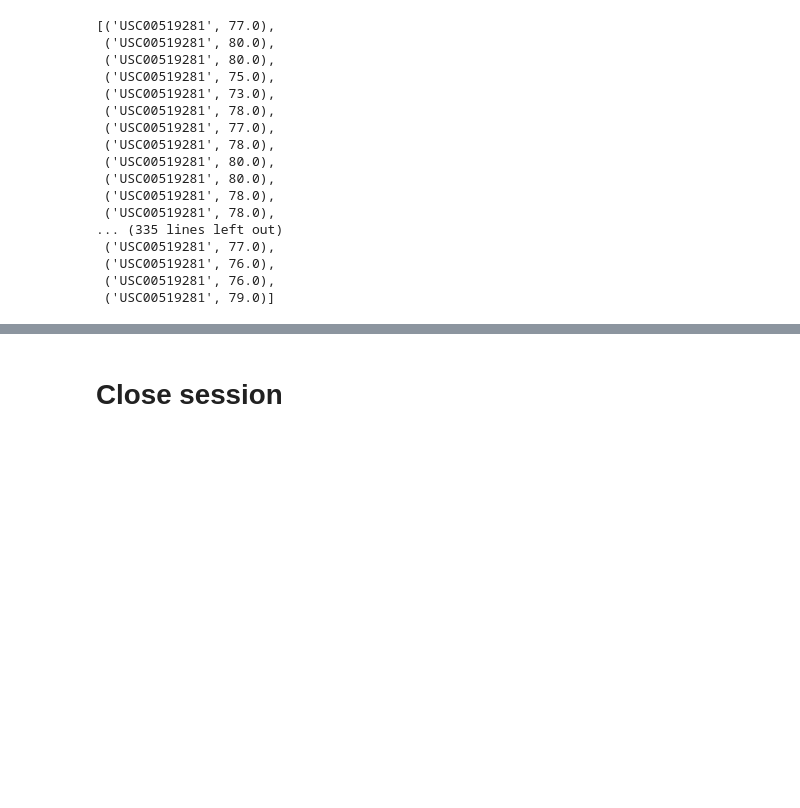
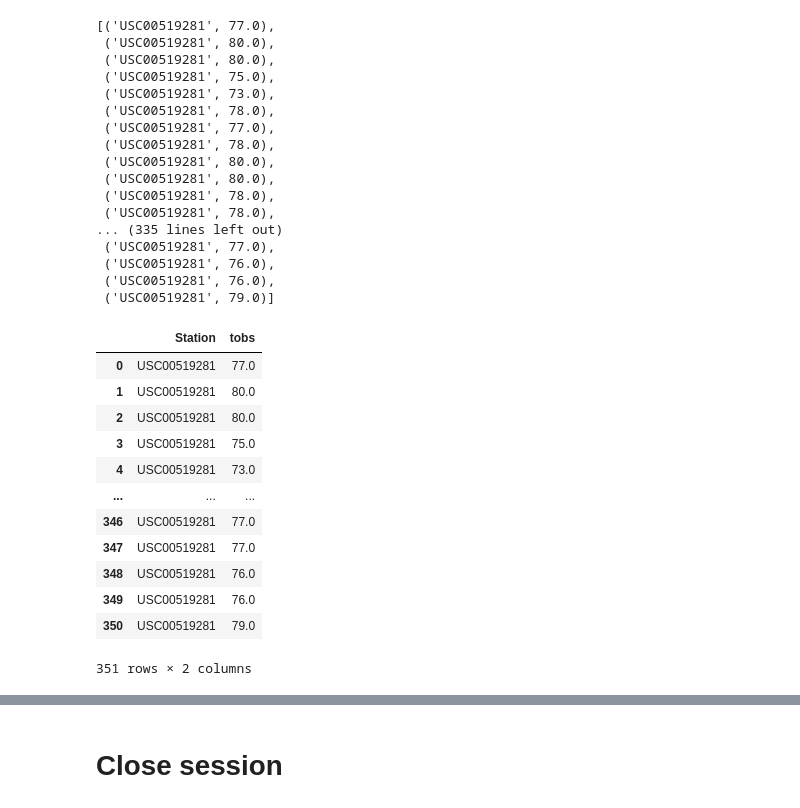
Before and after one commit to Mathi2702/sqlalchemy-challenge, a Jupyter notebook: SurfsUp/climate_starter.ipynb, the cells around one changed output, grey strips where cells are left out. Cells and saved outputs as stored; diff of their text form; code cells hidden in the pictures; blank space fills up the shorter version.

```diff
--- a/SurfsUp/climate_starter.ipynb
+++ b/SurfsUp/climate_starter.ipynb
@@ -209,0 +206,18 @@ tobs_data_station
+# %%
+#Create a dataframe for the above query
+tobs_df=pd.DataFrame(tobs_data_station, columns=["Station", "tobs"])
+tobs_df
+# %% [output]
+|  | Station | tobs |
+| 0 | USC00519281 | 77.0 |
+| 1 | USC00519281 | 80.0 |
+| 2 | USC00519281 | 80.0 |
+| 3 | USC00519281 | 75.0 |
+| 4 | USC00519281 | 73.0 |
+| ... | ... | ... |
+| 346 | USC00519281 | 77.0 |
+| 347 | USC00519281 | 77.0 |
+| 348 | USC00519281 | 76.0 |
+| 349 | USC00519281 | 76.0 |
+| 350 | USC00519281 | 79.0 |
+351 rows × 2 columns
```
Also changed, not shown: parts of 5 cells of this notebook, 2 other files.
